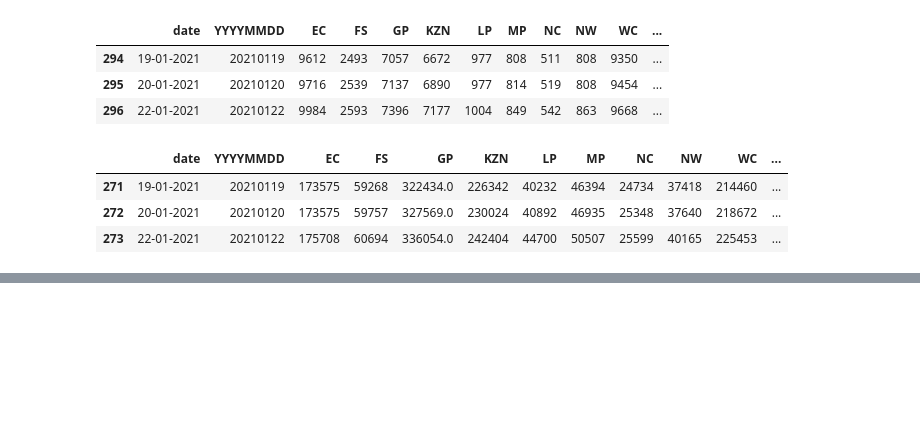
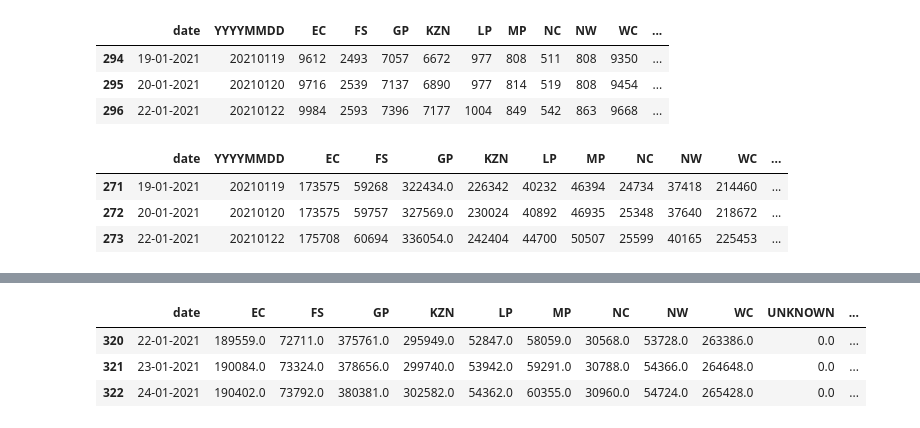
Before and after one commit to SimonRosen173/Covid19SAData_Data, a Jupyter notebook: test.ipynb, the cells around one changed output, grey strips where cells are left out. Drawn from its saved outputs; the diff is of its cells as text; code cells hidden in the pictures; blank space fills up the shorter version.

```diff
--- a/test.ipynb
+++ b/test.ipynb
@@ -266,0 +281,8 @@ new_df.to_csv('data/scraped/covid19za_provincial_cumulative_timeline_recoveries.
+# %%
+new_df = prov_timeline_cases[cols_to_use].copy() # doing it this way to get correct order
+new_df.tail(3)
+# %% [output]
+|  | date | EC | FS | GP | KZN | LP | MP | NC | NW | WC | UNKNOWN | ... |
+| 320 | 22-01-2021 | 189559.0 | 72711.0 | 375761.0 | 295949.0 | 52847.0 | 58059.0 | 30568.0 | 53728.0 | 263386.0 | 0.0 | ... |
+| 321 | 23-01-2021 | 190084.0 | 73324.0 | 378656.0 | 299740.0 | 53942.0 | 59291.0 | 30788.0 | 54366.0 | 264648.0 | 0.0 | ... |
+| 322 | 24-01-2021 | 190402.0 | 73792.0 | 380381.0 | 302582.0 | 54362.0 | 60355.0 | 30960.0 | 54724.0 | 265428.0 | 0.0 | ... |
```
Also changed, not shown: parts of 5 cells of this notebook, 16 other files.
